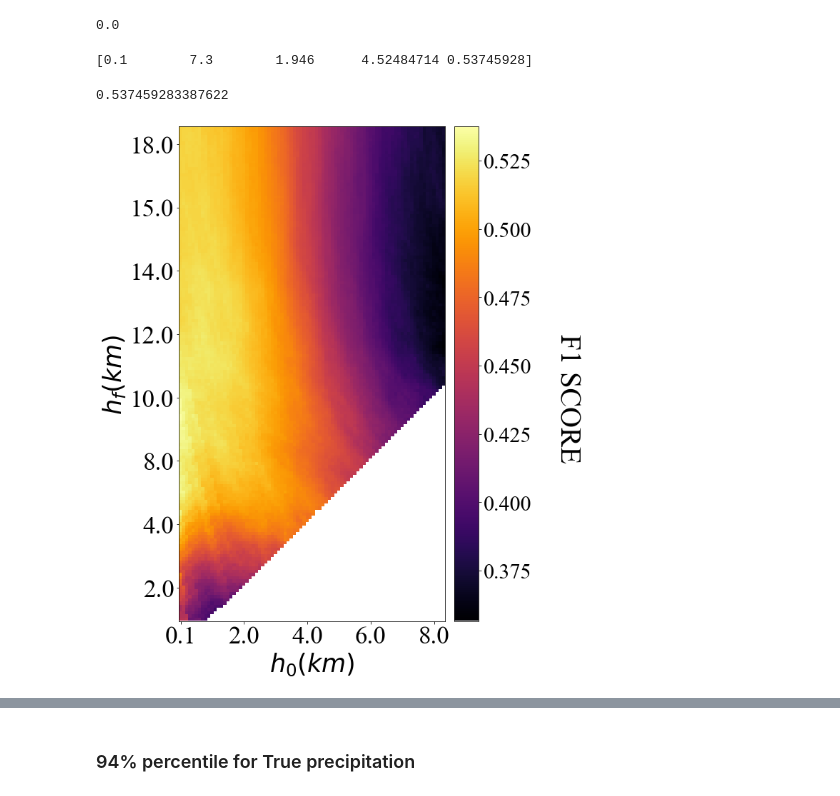
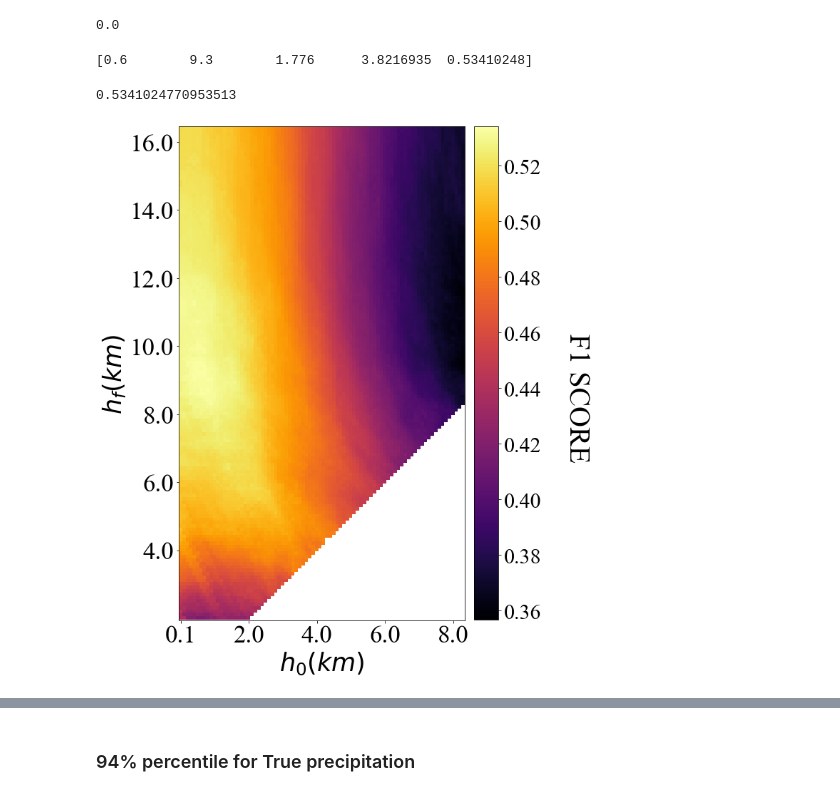
Before and after one commit to ignaciocordova/bachelor_thesis, a Jupyter notebook: Best_threshold.ipynb, the cells around one changed output, grey strips where cells are left out. Cells and saved outputs as stored; diff of their text form; code cells hidden in the pictures.

Commit message:
New results and Figures

```diff
--- a/Best_threshold.ipynb
+++ b/Best_threshold.ipynb
@@ -14,6 +14,7 @@ df = do.read_and_merge('paz_metadata_actualitzat.pkl',
                        'paz_profiles_actualitzat.pkl')
 df = do.clean_dataframe(df)
 # %%
-his = np.arange(0.1,11.,0.1)
+his = np.arange(0.1,9.,0.1)
 hfs = np.arange(1.,21.,0.1)
-df
+percentiles = np.linspace(0.90,0.99,10)
+results=[[],[],[],[],[],[],[],[],[],[]]
@@ -33,0 +21,12 @@ df
+# %%
+i = 0
+for p in tqdm(percentiles):
+    matrix = np.zeros([111,211])
+    print(matrix.max())
+    for hi in tqdm(his):
+        for hf in hfs:
+
+            if hi<hf:
+                array = do.getF1score(df,hi,hf,p)
+                results[i].append(array)
+    i = i+1
@@ -33,0 +51,3 @@ df
+# %%
+p1,r1,p,r,truth,label1 = do.getPrecisionRecall(df,0.1,8.2,0.99)
+print(p,r)
@@ -263,11 +289,11 @@ f1scores = y[:,4]
 x = np.argmax(f1scores)
 print(y[x])
 # %% [output]
-[0.1        7.3        1.946      4.52484714 0.53745928]
+[0.6        9.3        1.776      3.8216935  0.53410248]
 # %%
-matrix[1,73]
+matrix[6,93]
 # %% [output]
-0.537459283387622
+0.5341024770953513
 # %%
 matrix = np.ma.masked_equal(matrix,0)
 matrix[44,:] = (matrix[43,:]+matrix[45,:])/2.0
@@ -275,44 +301,46 @@ matrix[44,:] = (matrix[43,:]+matrix[45,:])/2.0
 plt.figure(figsize=(17,11), tight_layout=True)
 
 plt.subplot(121)
-plt.imshow(matrix[1:85,10:166].T,cmap='inferno')
+plt.imshow(matrix[1:85,21:166].T,cmap='inferno')
 
 plt.gca().invert_yaxis()
+
 
 plt.xticks(ticks=[0,20,40,
                   60,80],
            labels=['0.1','2.0','4.0',
                    '6.0','8.0'],
            fontproperties=font,
            fontsize=35)
-plt.yticks(ticks=[10,30,
-                  50,70,90,
-                  110,130,150],
-           labels=['2.0','4.0','8.0',
-                   '10.0','12.0','14.0',
-                   '15.0','18.0'],
+plt.yticks(ticks=[20,
+                  40,60,80,
+                  100,120,140],
+           labels=['4.0','6.0',
+                   '8.0','10.0','12.0',
+                   '14.0','16.0'],
            fontproperties=font,
            fontsize=35)
+
 
 plt.xlabel(r'$h_0 (km)$',
            fontproperties=font,
            fontsize=35)
 plt.ylabel(r'$h_f (km)$',
            fontproperties=font,
            fontsize=35)
 
 cb = plt.colorbar(pad=0.025)
 for t in cb.ax.get_yticklabels():
      t.set_font(font)
      t.set_fontsize(30)
 
 
 cb.set_label('F1 SCORE',
                rotation=270,
                fontproperties=font,
                fontsize=40,labelpad=70, y=0.45)
 # %% [output]
-[figure, old version]
+[figure, new version]
 # %%
 matrix = np.ma.masked_equal(matrix,0)
 matrix[44,:] = (matrix[43,:]+matrix[45,:])/2.0
```
Also changed, not shown: parts of 6 cells of this notebook, 9 other files.
